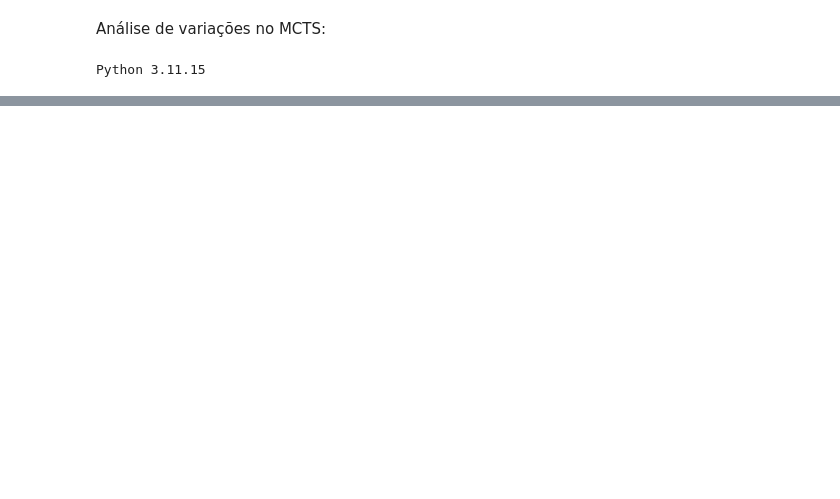
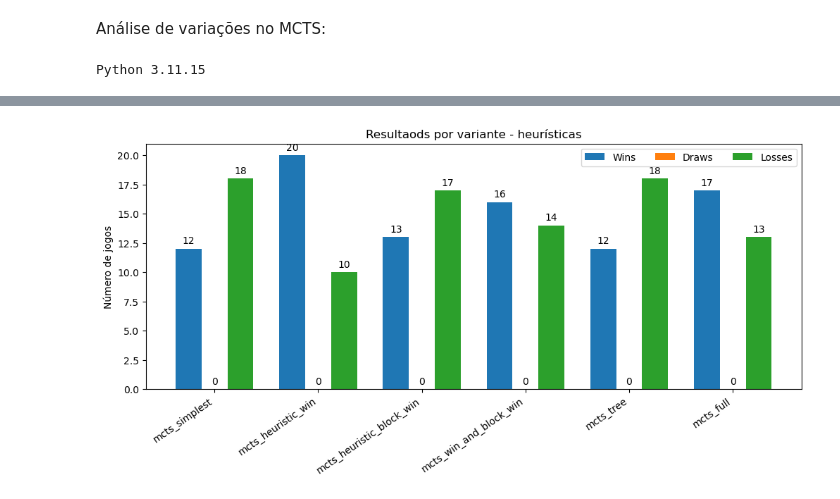
Before and after one commit to andredpinto/AI_2526_Project, a Jupyter notebook: notebook.ipynb, the cells around one changed output, grey strips where cells are left out. Saved outputs shown, nothing was run; the diff lists cells and outputs as text; code cells hidden in the pictures; blank space fills up the shorter version.

```diff
--- a/notebook.ipynb
+++ b/notebook.ipynb
@@ -28,0 +218,5 @@ mcts_select_8_children
+# %%
+#resquícios de algo que teve a correr durante 220 mins
+plot_bars_for_each_var(heuristic_stats, "Resultaods por variante - heurísticas")
+# %% [output]
+[figure, added]
```
Also changed, not shown: parts of 20 cells of this notebook, 2 other files.
